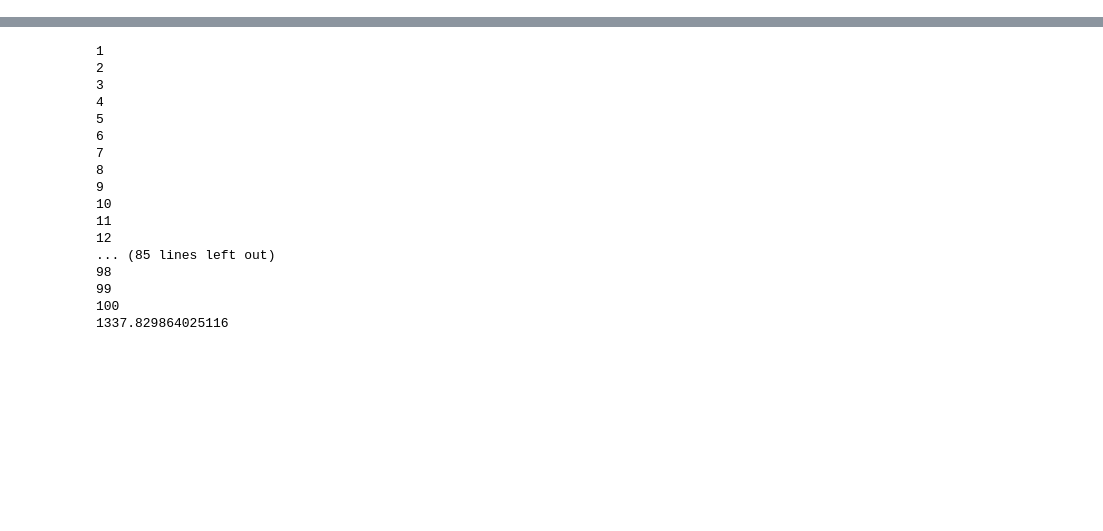
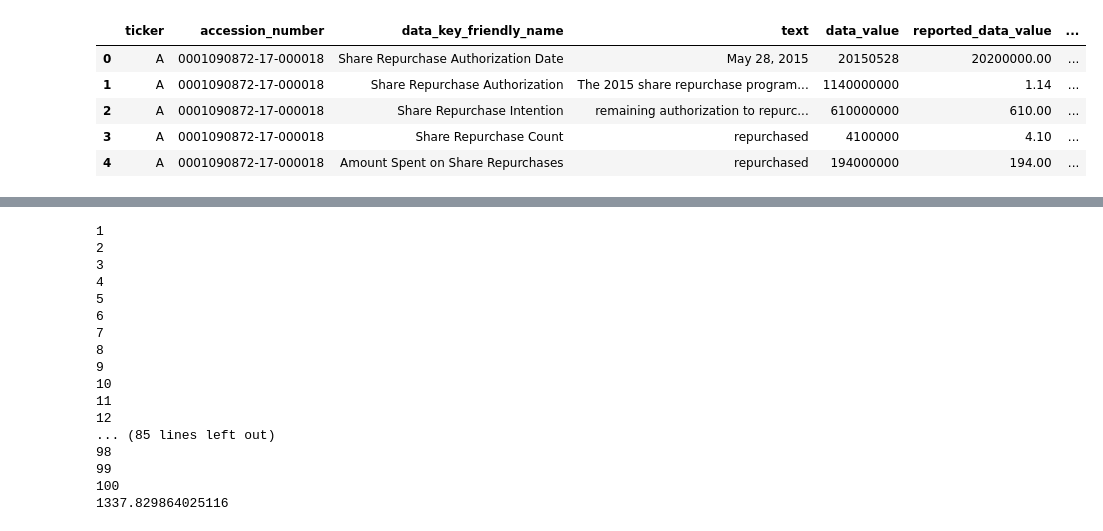
Before and after one commit to taylorperkins/New-Constructs-NLP-Text-Classification, a Jupyter notebook: logic/notebooks/x.ipynb, the cells around one changed output, grey strips where cells are left out. Cells and saved outputs as stored; diff of their text form; code cells hidden in the pictures; blank space fills up the shorter version.

Commit message:
Updated logic, and also now have the paras and counts pkl files

```diff
--- a/logic/notebooks/x.ipynb
+++ b/logic/notebooks/x.ipynb
@@ -17,5 +17,14 @@ from nltk.stem import WordNetLemmatizer
 from gensim.corpora.dictionary import Dictionary
 from gensim.models import TfidfModel
 # %%
-df = pd.read_csv("data/share_repurchase_paragraphs.csv")
+df = pd.read_csv("../../data/share_repurchase_paragraphs.csv")
 train = df.paragraph_text.tolist()
+# %%
+df.head(5)
+# %% [output]
+|  | ticker | accession_number | data_key_friendly_name | text | data_value | reported_data_value | ... |
+| 0 | A | 0001090872-17-000018 | Share Repurchase Authorization Date | May 28, 2015 | 20150528 | 20200000.00 | ... |
+| 1 | A | 0001090872-17-000018 | Share Repurchase Authorization | The 2015 share repurchase program... | 1140000000 | 1.14 | ... |
+| 2 | A | 0001090872-17-000018 | Share Repurchase Intention | remaining authorization to repurc... | 610000000 | 610.00 | ... |
+| 3 | A | 0001090872-17-000018 | Share Repurchase Count | repurchased | 4100000 | 4.10 | ... |
+| 4 | A | 0001090872-17-000018 | Amount Spent on Share Repurchases | repurchased | 194000000 | 194.00 | ... |
```
Also changed, not shown: parts of 3 cells of this notebook, 7 other files.
